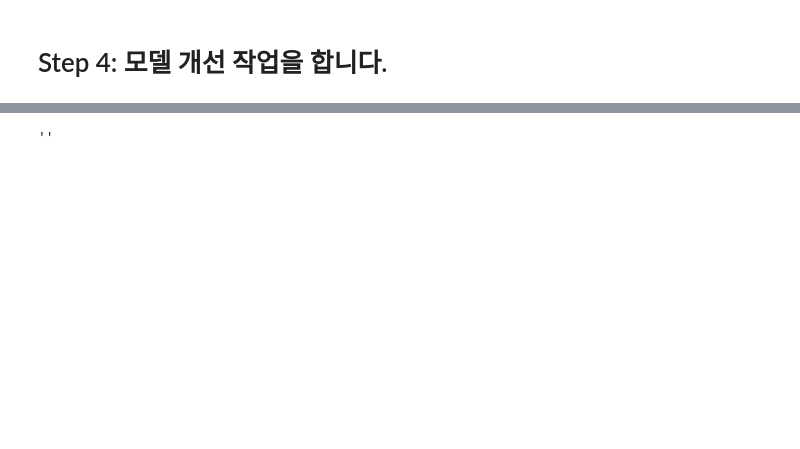
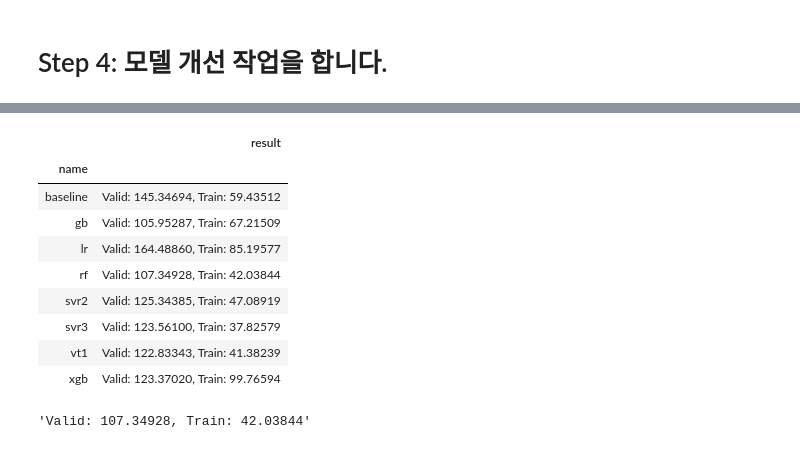
Before and after one commit to hulee1973/ds_lv3_2503_1, a Jupyter notebook: sec_ds_lv3_prob3_kaggle.ipynb, the cells around one changed output, grey strips where cells are left out. Drawn from its saved outputs; the diff is of its cells as text; code cells hidden in the pictures; blank space fills up the shorter version.

Commit message:
Day1 Kaggle 문제 풀이 올립니다.

```diff
--- a/sec_ds_lv3_prob3_kaggle.ipynb
+++ b/sec_ds_lv3_prob3_kaggle.ipynb
@@ -195,8 +195,13 @@ def eval_model(name, reg):
     Returns: float
         검증 결과(df_valid, df_train의 MAE)
     """
-    # TODO-with
-    result = ""
+    reg.fit(df_train[X_all], df_train['target'])
+    result = "Valid: {:.5f}, Train: {:.5f}".format(
+        mean_absolute_error(df_valid['target'], reg.predict(df_valid[X_all])),
+        mean_absolute_error(df_train['target'], reg.predict(df_train[X_all]))
+    )
+    hist.append(pd.Series([name, result], index = ['name', 'result']))
+    display(pd.DataFrame(hist).groupby('name').last())
     return result
 
 # Step 3: 모델 선택 루틴
@@ -211,8 +216,12 @@ def select_model(reg):
     Returns: 1차원 np.ndarray
         예측 결과
     """
-    # TODO-with
-    prd = np.ones_like(s_kaggle_ans) * df_prob6_train['target'].mean()
+    reg.fit(df_prob6_train[X_all], df_prob6_train['target'])
+    prd = reg.predict(df_prob6_test[X_all])
+    pd.DataFrame({
+        'DateHour': df_prob6_test['DateHour'],
+        'TotalHour': prd
+    }).to_csv('answer6.csv', index = None)
     return prd
 # %% [markdown]
 # Step2: Baseline Model 모델을 만듭니다.
@@ -344,26 +435,37 @@ eval_model('xgb', reg_xgb)
-# %%
-# RF: Random Forest
-
-from sklearn.ensemble import RandomForestRegressor
-
-X_rf = "15분, 30분, 45분, 60분, DayName, Hour, AM, Weekend_yn, Holiday_yn, Avg, TotalHour, 생산량, 기온, 풍속, 습도, 강수량, 전기요금(계절), 공장인원, 인건비"
-X_rf = [i.strip() for i in X_rf.split(',')]
-
-ct = ColumnTransformer([
-    ('pt', 'passthrough', X_rf)
-])
-
-# max_depth=, n_estimators= 을 사용하여 튜닝해봅니다.
-reg_rf = make_pipeline(
-    ct,
-    RandomForestRegressor(
-        # TODO-with
-        random_state=123,
-    )
-)
-eval_model('rf', reg_rf)
-# %% [output]
-''
+# %%
+# RF: Random Forest
+
+from sklearn.ensemble import RandomForestRegressor
+
+X_rf = "15분, 30분, 45분, 60분, DayName, Hour, AM, Weekend_yn, Holiday_yn, Avg, TotalHour, 생산량, 기온, 풍속, 습도, 강수량, 전기요금(계절), 공장인원, 인건비"
+X_rf = [i.strip() for i in X_rf.split(',')]
+
+ct = ColumnTransformer([
+    ('pt', 'passthrough', X_rf)
+])
+
+# max_depth=, n_estimators= 을 사용하여 튜닝해봅니다.
+reg_rf = make_pipeline(
+    ct,
+    RandomForestRegressor(
+        max_depth = 10,
+        n_estimators = 150,
+        random_state=123,
+    )
+)
+eval_model('rf', reg_rf)
+# %% [output]
+|  | result |
+| name |  |
+| baseline | Valid: 145.34694, Train: 59.43512 |
+| gb | Valid: 105.95287, Train: 67.21509 |
+| lr | Valid: 164.48860, Train: 85.19577 |
+| rf | Valid: 107.34928, Train: 42.03844 |
+| svr2 | Valid: 125.34385, Train: 47.08919 |
+| svr3 | Valid: 123.56100, Train: 37.82579 |
+| vt1 | Valid: 122.83343, Train: 41.38239 |
+| xgb | Valid: 123.37020, Train: 99.76594 |
+'Valid: 107.34928, Train: 42.03844'
 # %%
 from sklearn.ensemble import VotingRegressor
 
```
Also changed, not shown: parts of 18 cells of this notebook.
